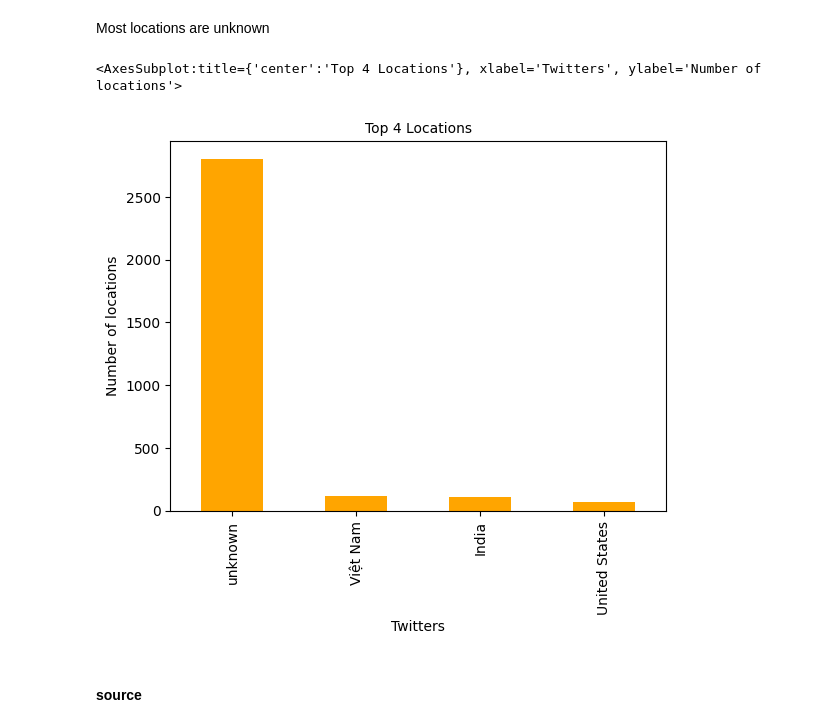
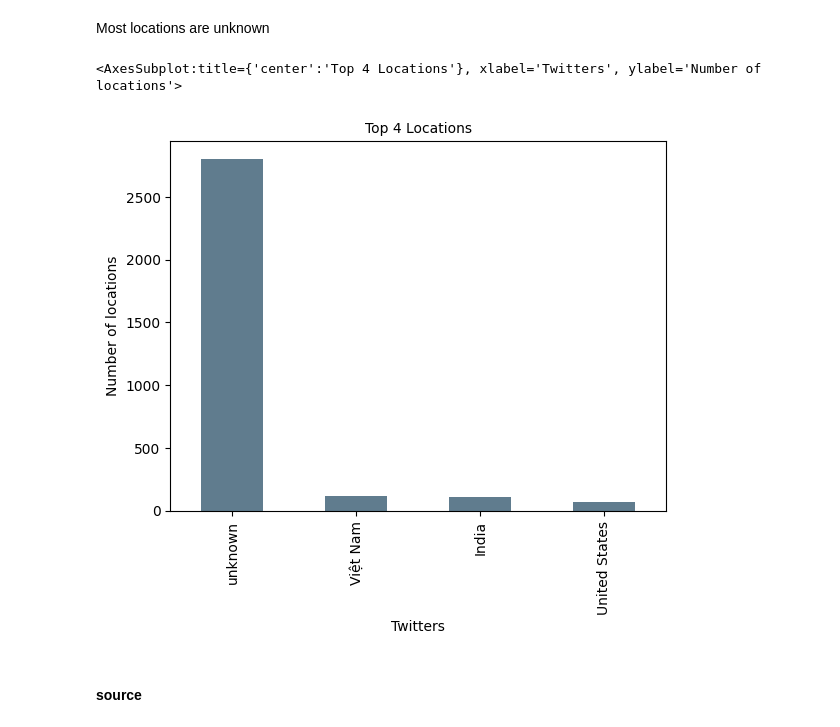
Before and after one commit to Fisseha-Estifanos/Twitter-Data-Analysis, a Jupyter notebook: notebooks/EDA.ipynb, the cells around one changed output. Saved outputs shown, nothing was run; the diff lists cells and outputs as text; code cells hidden in the pictures.

```diff
--- a/notebooks/EDA.ipynb
+++ b/notebooks/EDA.ipynb
@@ -162,15 +241,15 @@ Most locations are unknown
 # %%
 # top 4 locations of users
 fig, ax = plt.subplots()
 ax.tick_params(axis='x', labelsize=10)
 ax.tick_params(axis='y', labelsize=10)
 ax.set_xlabel('Twitters', fontsize=10)
 ax.set_ylabel('Number of locations' , fontsize=10)
 ax.set_title('Top 4 Locations', fontsize=10)
-tweets_df.place.value_counts()[:4].plot(ax=ax, kind='bar', color='orange')
+tweets_df.place.value_counts()[:4].plot(ax=ax, kind='bar', color='#607c8e')
 # %% [output]
 <AxesSubplot:title={'center':'Top 4 Locations'}, xlabel='Twitters', ylabel='Number of locations'>
-[figure, old version]
+[figure, new version]
 # %% [markdown]
 #### source
 # %%
```
Also changed, not shown: parts of 13 cells of this notebook.
